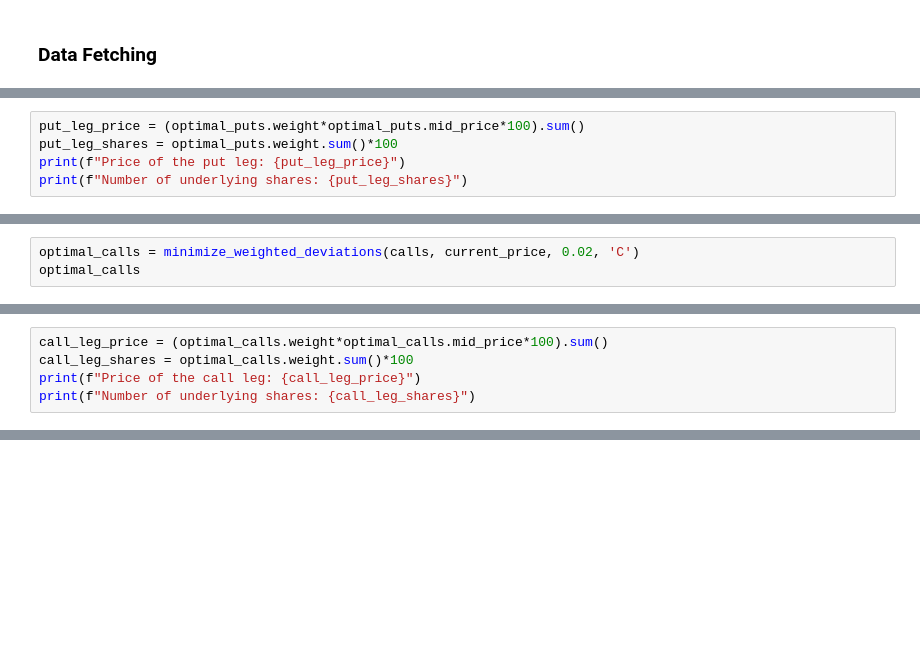
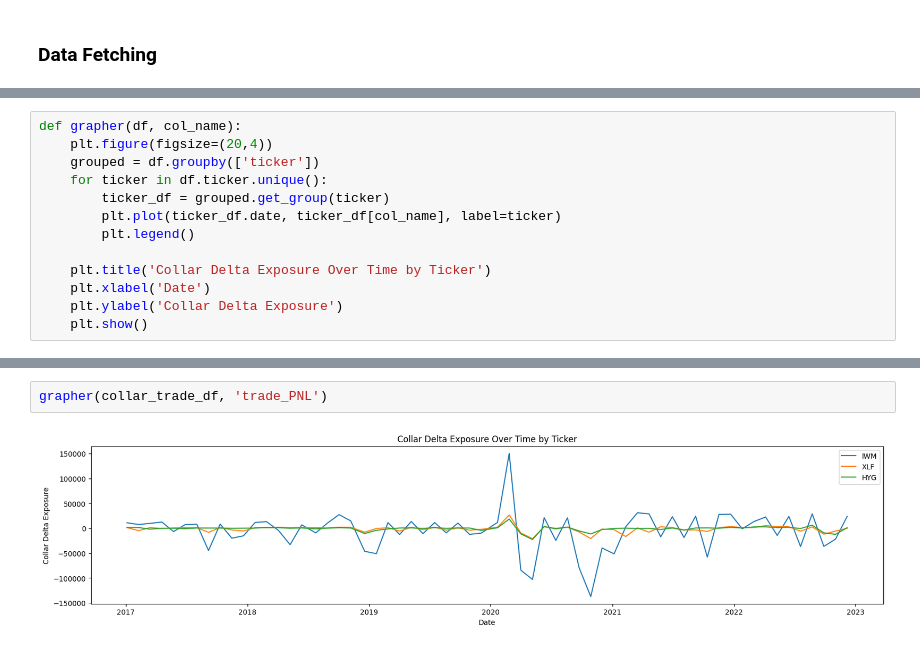
Before and after one commit to twood886/FINM33150_Quant_Trading_Project, a Jupyter notebook: options_collar_strategy.ipynb, the cells around one changed output, grey strips where cells are left out. Saved outputs shown, nothing was run; the diff lists cells and outputs as text; blank space fills up the shorter version.

```diff
--- a/options_collar_strategy.ipynb
+++ b/options_collar_strategy.ipynb
@@ -240,5 +171,0 @@ Best objective 5.301441977569e-02, best bound 5.301441977569e-02, gap 0.0000%
-# %%
-put_leg_price = (optimal_puts.weight*optimal_puts.mid_price*100).sum()
-put_leg_shares = optimal_puts.weight.sum()*100
-print(f"Price of the put leg: {put_leg_price}")
-print(f"Number of underlying shares: {put_leg_shares}")
@@ -248,3 +171,0 @@ Number of underlying shares: 100.0
-# %%
-optimal_calls = minimize_weighted_deviations(calls, current_price, 0.02, 'C')
-optimal_calls
@@ -281,5 +171,0 @@ Best objective 3.204394598555e-05, best bound 3.204394598555e-05, gap 0.0000%
-# %%
-call_leg_price = (optimal_calls.weight*optimal_calls.mid_price*100).sum()
-call_leg_shares = optimal_calls.weight.sum()*100
-print(f"Price of the call leg: {call_leg_price}")
-print(f"Number of underlying shares: {call_leg_shares}")
@@ -367 +172,14 @@ Index(['secid', 'date', 'symbol', 'exdate', 'last_date', 'cp_flag',
+# %%
+def grapher(df, col_name):
+    plt.figure(figsize=(20,4))
+    grouped = df.groupby(['ticker'])
+    for ticker in df.ticker.unique():
+        ticker_df = grouped.get_group(ticker)
+        plt.plot(ticker_df.date, ticker_df[col_name], label=ticker)
+        plt.legend()
+
+    plt.title('Collar Delta Exposure Over Time by Ticker')
+    plt.xlabel('Date')
+    plt.ylabel('Collar Delta Exposure')
+    plt.show()
 # %% [markdown]
@@ -540,0 +401,4 @@ performance_summary(grouped)
+# %%
+grapher(collar_trade_df, 'trade_PNL')
+# %% [output]
+[figure, added]
```
Also changed, not shown: parts of 41 cells of this notebook.
